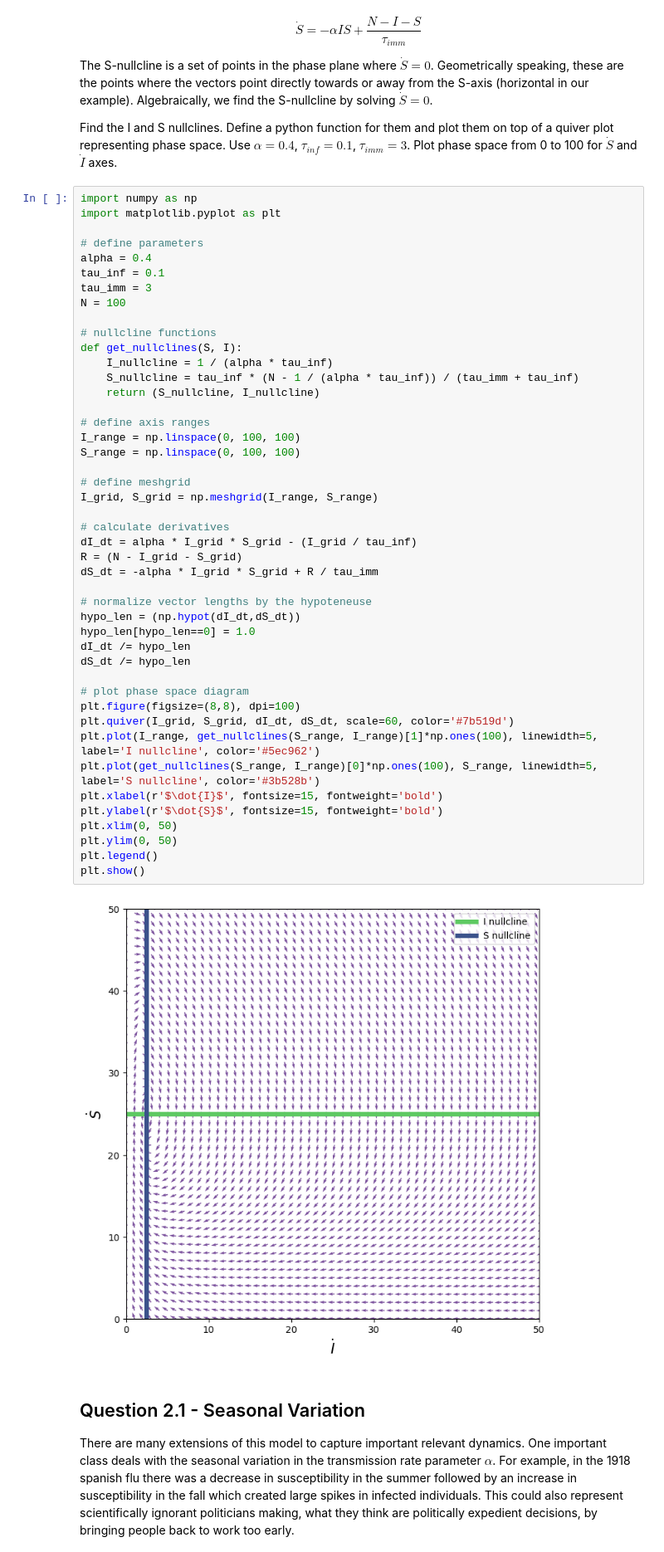
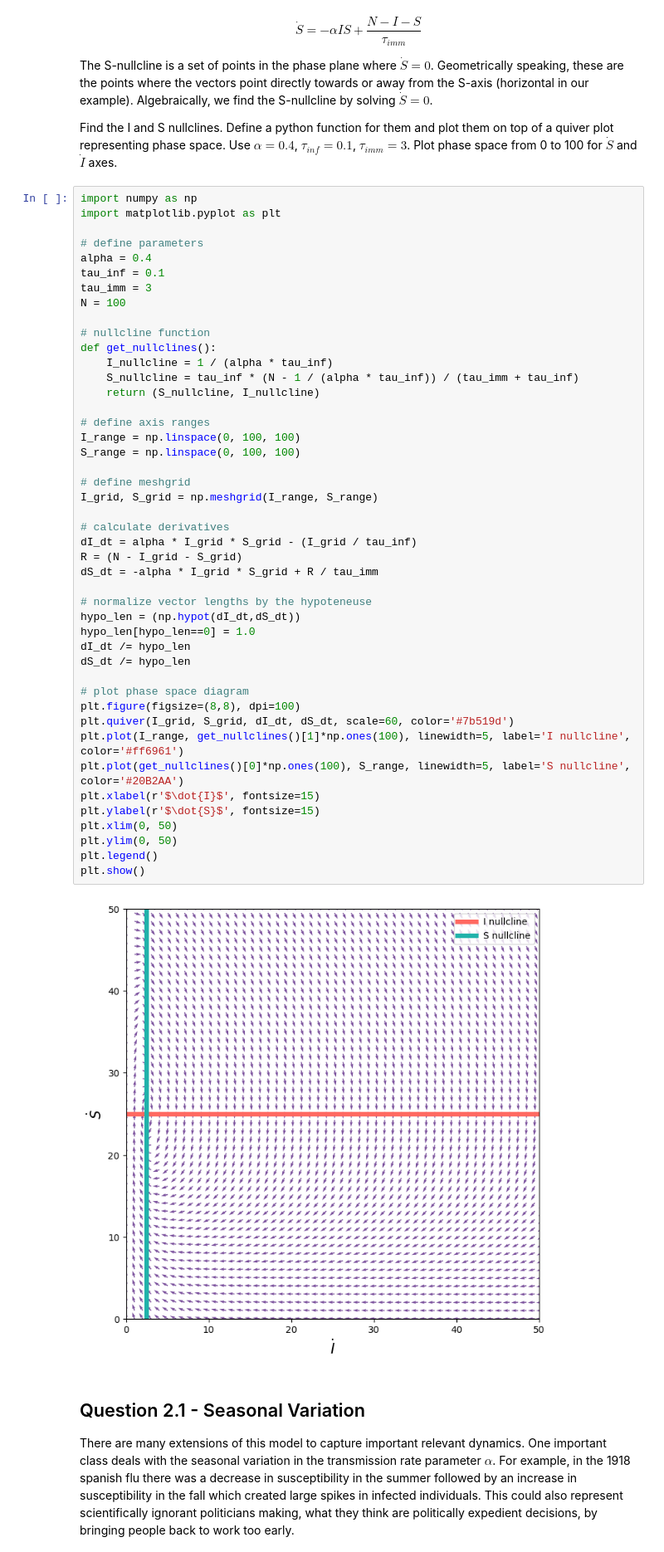
Before and after one commit to mkayeterry/MCDB172, a Jupyter notebook: ipynb/hw/HW7 - Modeling Pandemics.ipynb, the cells around one changed output. Shown at 83% size. Cells and saved outputs as stored; diff of their text form.

```diff
--- a/ipynb/hw/HW7 - Modeling Pandemics.ipynb
+++ b/ipynb/hw/HW7 - Modeling Pandemics.ipynb
@@ -23,43 +23,43 @@ tau_inf = 0.1
 tau_imm = 3
 N = 100
 
-# nullcline functions
-def get_nullclines(S, I):
+# nullcline function
+def get_nullclines():
     I_nullcline = 1 / (alpha * tau_inf)
     S_nullcline = tau_inf * (N - 1 / (alpha * tau_inf)) / (tau_imm + tau_inf)
     return (S_nullcline, I_nullcline)
 
 # define axis ranges
 I_range = np.linspace(0, 100, 100)
 S_range = np.linspace(0, 100, 100)
 
 # define meshgrid
 I_grid, S_grid = np.meshgrid(I_range, S_range)
 
 # calculate derivatives
 dI_dt = alpha * I_grid * S_grid - (I_grid / tau_inf)
 R = (N - I_grid - S_grid)
 dS_dt = -alpha * I_grid * S_grid + R / tau_imm
 
 # normalize vector lengths by the hypoteneuse
 hypo_len = (np.hypot(dI_dt,dS_dt))
 hypo_len[hypo_len==0] = 1.0
 dI_dt /= hypo_len
 dS_dt /= hypo_len
 
 # plot phase space diagram
 plt.figure(figsize=(8,8), dpi=100)
 plt.quiver(I_grid, S_grid, dI_dt, dS_dt, scale=60, color='#7b519d')
-plt.plot(I_range, get_nullclines(S_range, I_range)[1]*np.ones(100), linewidth=5, label='I nullcline', color='#5ec962')
-plt.plot(get_nullclines(S_range, I_range)[0]*np.ones(100), S_range, linewidth=5, label='S nullcline', color='#3b528b')
-plt.xlabel(r'$\dot{I}$', fontsize=15, fontweight='bold')
-plt.ylabel(r'$\dot{S}$', fontsize=15, fontweight='bold')
+plt.plot(I_range, get_nullclines()[1]*np.ones(100), linewidth=5, label='I nullcline', color='#ff6961')
+plt.plot(get_nullclines()[0]*np.ones(100), S_range, linewidth=5, label='S nullcline', color='#20B2AA')
+plt.xlabel(r'$\dot{I}$', fontsize=15)
+plt.ylabel(r'$\dot{S}$', fontsize=15)
 plt.xlim(0, 50)
 plt.ylim(0, 50)
 plt.legend()
 plt.show()
 # %% [output]
-[figure, old version]
+[figure, new version]
 # %% [markdown]
 ## Question 2.1 - Seasonal Variation
 
```
Also changed, not shown: parts of 4 cells of this notebook, 4 other files.
